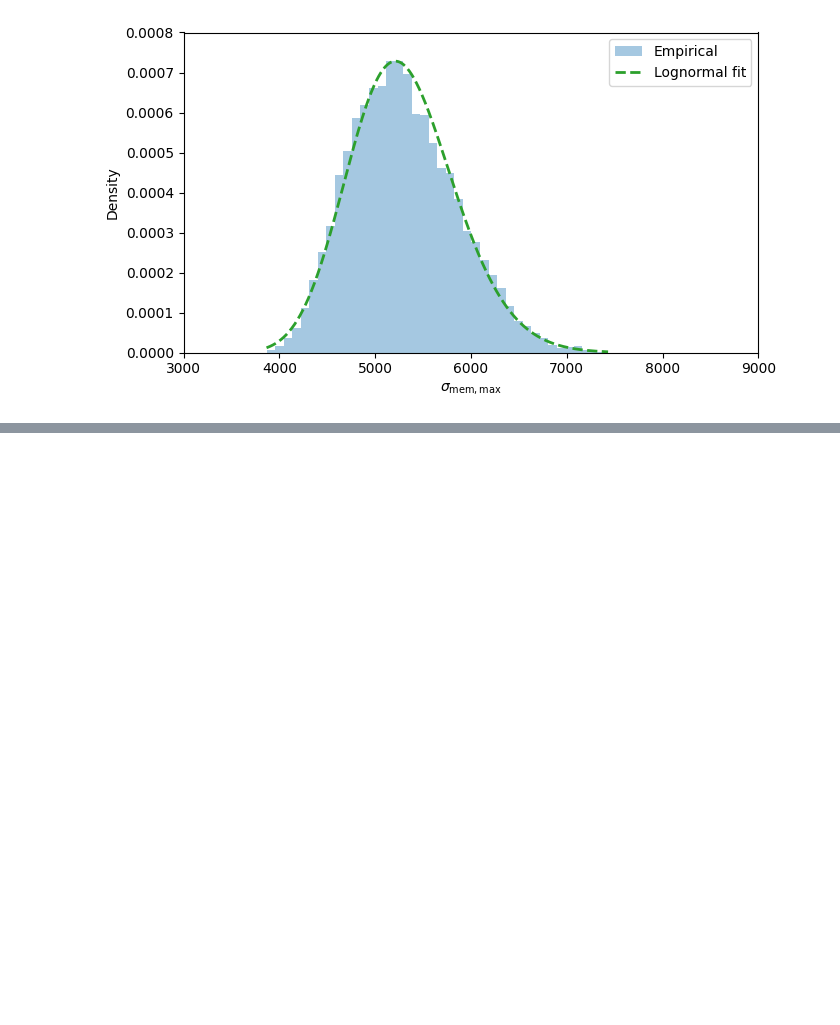
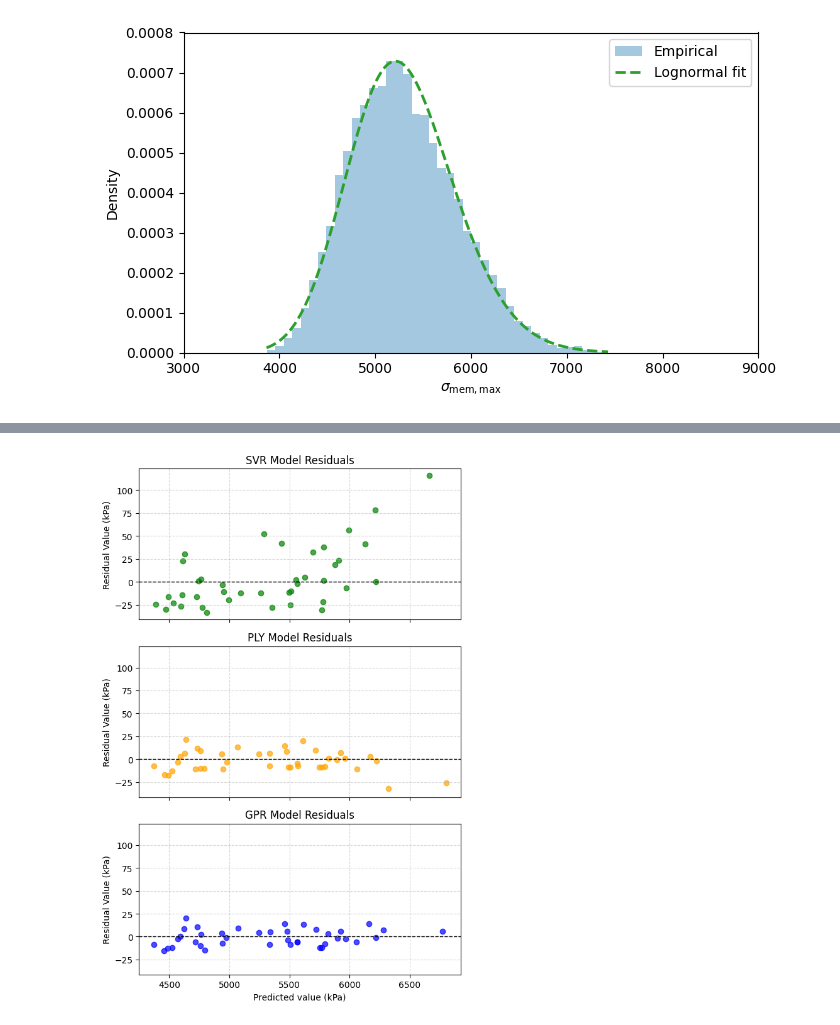
Before and after one commit to lapulga-10/Surrogate-Modeling-and-Uncertainty-Quantification, a Jupyter notebook: Code/Week_5_Surrogate_model_fitting.ipynb, the cells around one changed output, grey strips where cells are left out. Saved outputs shown, nothing was run; the diff lists cells and outputs as text; code cells hidden in the pictures; blank space fills up the shorter version.

Commit message:
Added residual comparison file

```diff
--- a/Code/Week_5_Surrogate_model_fitting.ipynb
+++ b/Code/Week_5_Surrogate_model_fitting.ipynb
@@ -1068,0 +1069,37 @@ AIC
+# %%
+# Create 3 subplots vertically
+fig, axes = plt.subplots(3, 1, figsize=(6, 9), sharex=True, sharey=True)
+
+# Data to plot in each subplot
+models = [
+    (y_test_pred_svr, residuals_test_svr, 'SVR', 'green'),
+    (y_test_pred_poly, residuals_test_poly, 'PLY', 'orange'),
+    (y_test_pred_gp, residuals_test_gp, 'GPR', 'blue')
+]
+
+for i, (preds, resids, label, color) in enumerate(models):
+    ax = axes[i]
+
+    # Plotting the residuals
+    ax.scatter(preds, resids, label=label, alpha=0.7, color=color)
+
+    # Adding a horizontal line at y=0
+    ax.axhline(0, color='black', linestyle='--', linewidth=1)
+
+    # Formatting and styling
+    # ax.set_xlim(4000, 7000)
+    # ax.set_ylim(-75, 125)
+    ax.set_ylabel('Residual Value (kPa)')
+    ax.grid(True, linestyle='--', alpha=0.5)
+    # ax.legend(loc='upper left')
+    ax.set_title(f'{label} Model Residuals')
+
+# Adding label to the bottom x-axis only
+axes[2].set_xlabel('Predicted value (kPa)')
+
+# Adjust layout to prevent overlapping
+plt.tight_layout()
+plt.savefig('residual_comparison_subplots.png')
+plt.show()
+# %% [output]
+[figure, added]
```
Also changed, not shown: parts of 13 cells of this notebook, 8 other files.
